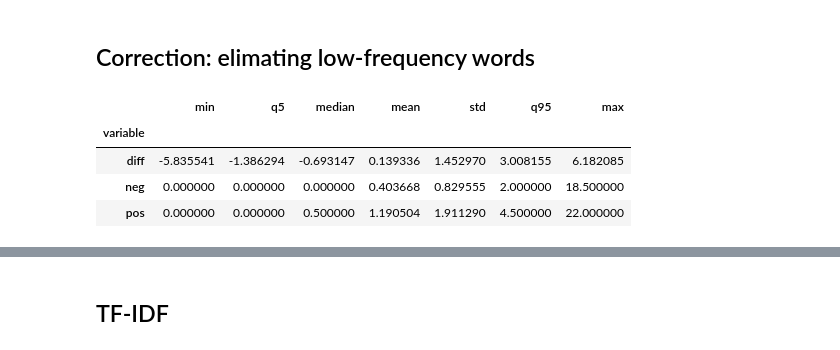
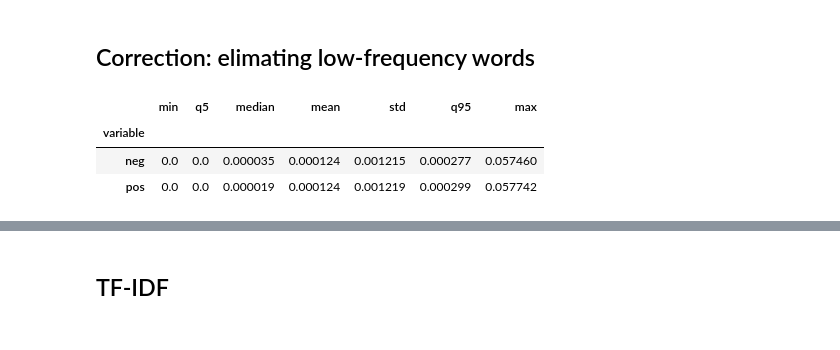
Before and after one commit to macfernandez/eddc-specialization-project, a Jupyter notebook: notebooks/03-methods-statistic.ipynb, the cells around one changed output, grey strips where cells are left out. Drawn from its saved outputs; the diff is of its cells as text; code cells hidden in the pictures.

```diff
--- a/notebooks/03-methods-statistic.ipynb
+++ b/notebooks/03-methods-statistic.ipynb
@@ -337,28 +337,25 @@ f_smooth_log_odds_diff.head()
 # %% [markdown]
 ## Correction: elimating low-frequency words
 # %%
-low_freq_df = pd.melt(
-    smooth_log_odds_diff[["word","pos","neg","diff"]],
-    id_vars=["word"],
-    value_vars=["diff","pos", "neg"],
-)
 (
-    low_freq_df
-    [~low_freq_df["value"].isin([-math.inf, math.inf])]
+    pd.melt(
+        proportions_diff[["word","pos","neg"]],
+        id_vars=["word"],
+        value_vars=["pos", "neg"],
+    )
     .groupby("variable")["value"]
     .agg(
         min="min",
         q5=lambda x: np.percentile(x, q = 5),
         median="median",
         mean="mean",
         std="std",
         q95=lambda x: np.percentile(x, q = 95),
         max="max"
     )
 )
 # %% [output]
 |  | min | q5 | median | mean | std | q95 | max |
 | variable |  |  |  |  |  |  |  |
-| diff | -5.835541 | -1.386294 | -0.693147 | 0.139336 | 1.452970 | 3.008155 | 6.182085 |
-| neg | 0.000000 | 0.000000 | 0.000000 | 0.403668 | 0.829555 | 2.000000 | 18.500000 |
-| pos | 0.000000 | 0.000000 | 0.500000 | 1.190504 | 1.911290 | 4.500000 | 22.000000 |
+| neg | 0.0 | 0.0 | 0.000035 | 0.000124 | 0.001215 | 0.000277 | 0.057460 |
+| pos | 0.0 | 0.0 | 0.000019 | 0.000124 | 0.001219 | 0.000299 | 0.057742 |
```
Also changed, not shown: parts of 17 cells of this notebook.
